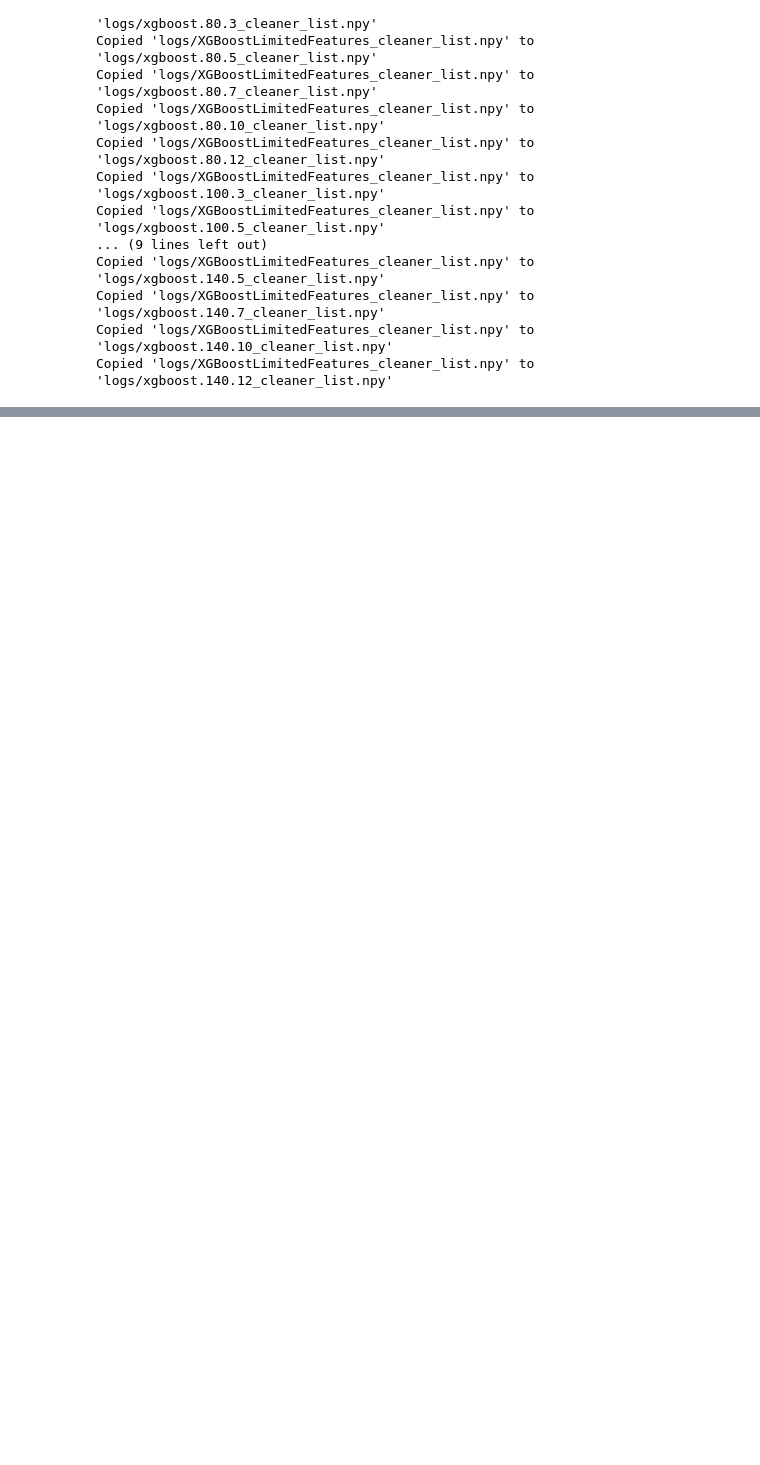
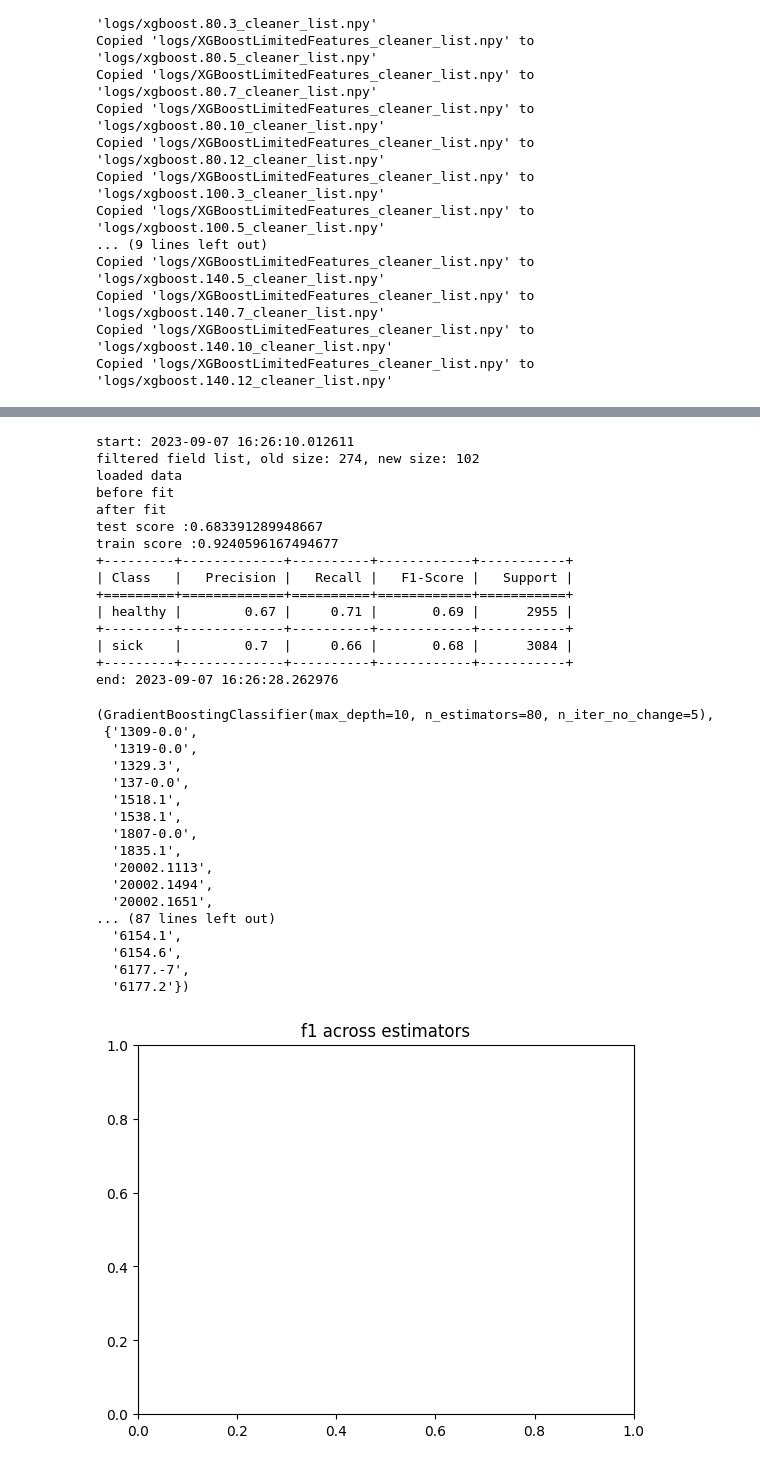
Before and after one commit to Ronemisimus/DVT_Machine_Learning_Research, a Jupyter notebook: server_files/final.ipynb, the cells around one changed output, grey strips where cells are left out. Saved outputs shown, nothing was run; the diff lists cells and outputs as text; code cells hidden in the pictures; blank space fills up the shorter version.

```diff
--- a/server_files/final.ipynb
+++ b/server_files/final.ipynb
@@ -362,0 +404,49 @@ starting experiment 140 12
+# %%
+import experiment
+
+n_iter_no_change = 5
+validation_fraction = 0.1
+ax = plt.figure("f1")
+plt.title('f1 across estimators')
+n_estimators = 80
+max_depth = 10
+algo_parms = {
+    "n_iter_no_change":n_iter_no_change,
+    "validation_fraction": validation_fraction,
+    "max_depth":max_depth,
+    "n_estimators":n_estimators}
+experiment.experimentXgBoost('xgboost.'+str(n_estimators)+'.'+str(max_depth), False, False, False, algo_parms)
+# %% [output]
+start: 2023-09-07 16:26:10.012611
+filtered field list, old size: 274, new size: 102
+loaded data
+before fit
+after fit
+test score :0.683391289948667
+train score :0.9240596167494677
++---------+-------------+----------+------------+-----------+
+| Class   |   Precision |   Recall |   F1-Score |   Support |
++=========+=============+==========+============+===========+
+| healthy |        0.67 |     0.71 |       0.69 |      2955 |
++---------+-------------+----------+------------+-----------+
+| sick    |        0.7  |     0.66 |       0.68 |      3084 |
++---------+-------------+----------+------------+-----------+
+end: 2023-09-07 16:26:28.262976
+(GradientBoostingClassifier(max_depth=10, n_estimators=80, n_iter_no_change=5),
+ {'1309-0.0',
+  '1319-0.0',
+  '1329.3',
+  '137-0.0',
+  '1518.1',
+  '1538.1',
+  '1807-0.0',
+  '1835.1',
+  '20002.1113',
+  '20002.1494',
+  '20002.1651',
+... (87 lines left out)
+  '6154.1',
+  '6154.6',
+  '6177.-7',
+  '6177.2'})
+[figure, added]
```
Also changed, not shown: parts of 3 cells of this notebook, 1 other file.
